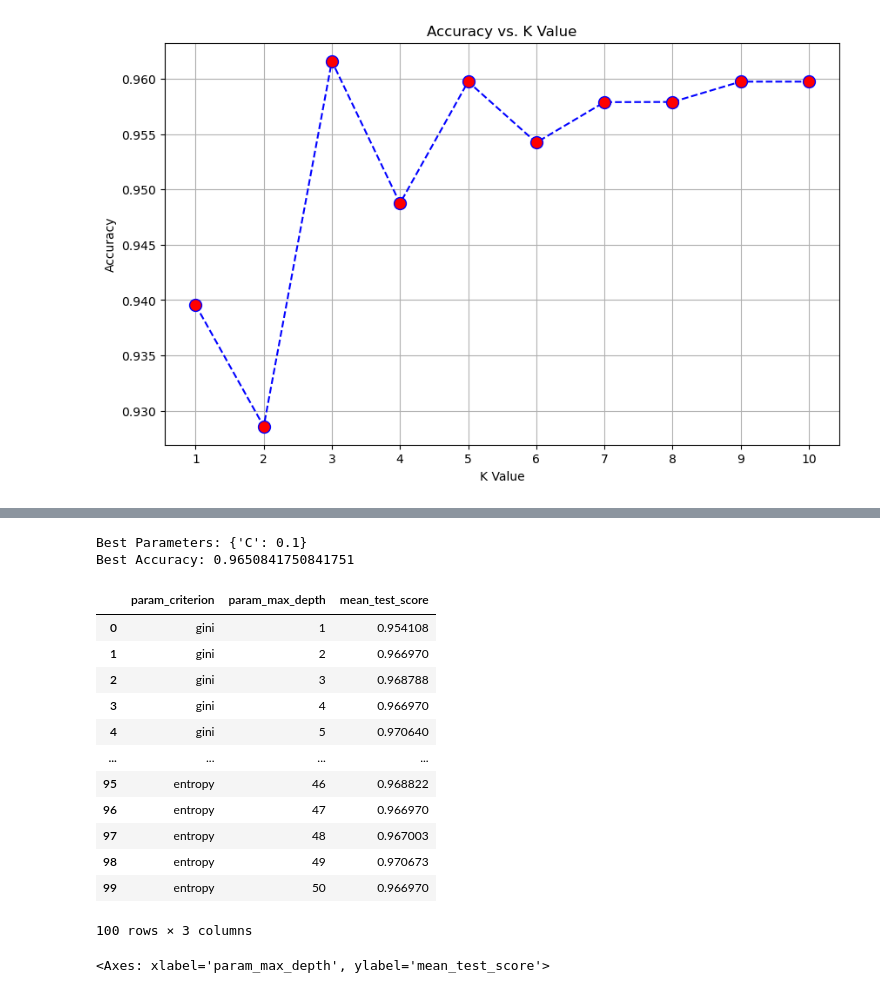
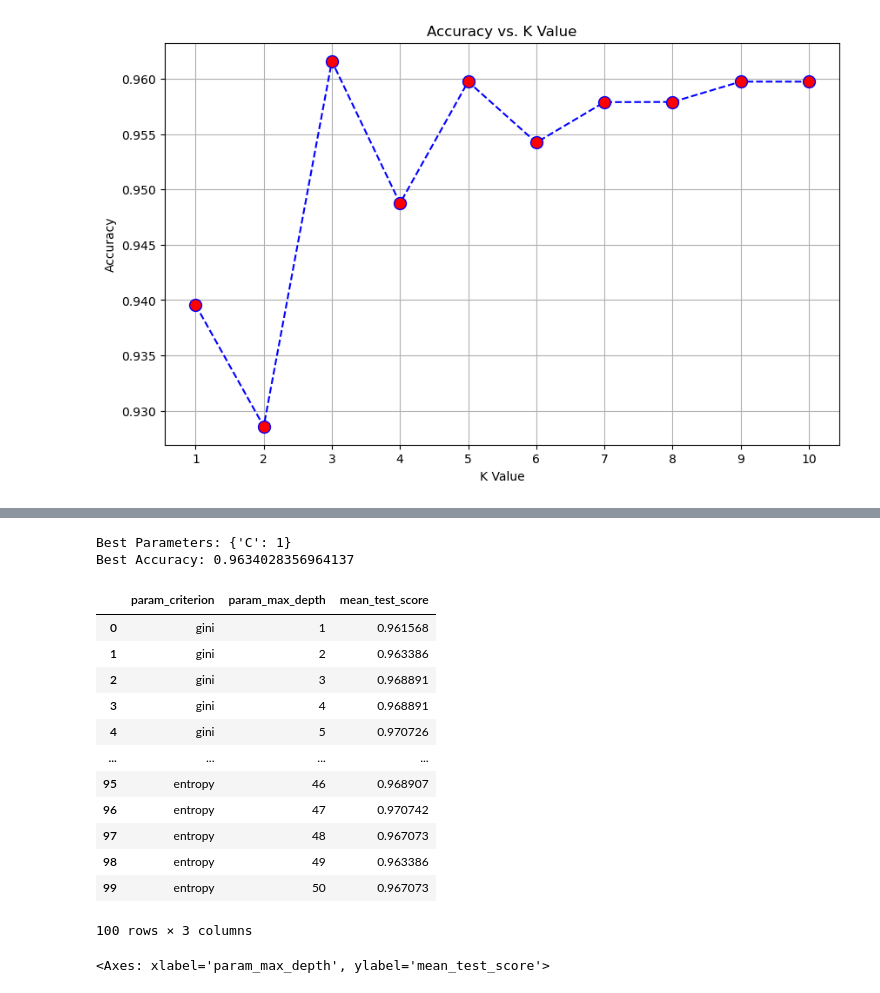
Before and after one commit to sarvesh-selvam/Breast-Cancer-Prediction, a Jupyter notebook: Breast Cancer Prediction (Code).ipynb, the cells around one changed output, grey strips where cells are left out. Cells and saved outputs as stored; diff of their text form; code cells hidden in the pictures.

```diff
--- a/Breast Cancer Prediction (Code).ipynb
+++ b/Breast Cancer Prediction (Code).ipynb
@@ -438,7 +439,7 @@ KNN Best Accuracy: 0.9651851851851851
 lr_param_grid = {'C': [0.001, 0.01, 0.1, 1, 10]}
 
 
-lr_grid_search = GridSearchCV(LogisticRegression(max_iter=10000), lr_param_grid, cv=10, scoring='accuracy')
+lr_grid_search = GridSearchCV(LogisticRegression(max_iter=10000), lr_param_grid, scoring='accuracy')
 
 
 lr_grid_search.fit(X_train, y_train)
@@ -471,34 +472,34 @@ plt.show()
 print("Best Parameters:", lr_grid_search.best_params_)
 print("Best Accuracy:", lr_grid_search.best_score_)
 # %% [output]
-Best Parameters: {'C': 0.1}
-Best Accuracy: 0.9650841750841751
+Best Parameters: {'C': 1}
+Best Accuracy: 0.9634028356964137
 # %%
 # Random Forests Hyperparameter Tuning
 
 rf_param_grid = {'criterion': ['gini', 'entropy'], 'max_depth': list(range(1, 51))}
 
-rf_grid_search = GridSearchCV(RandomForestClassifier(), rf_param_grid, cv=10, scoring='accuracy')
+rf_grid_search = GridSearchCV(RandomForestClassifier(), rf_param_grid, scoring='accuracy')
 
 
 rf_grid_search.fit(X_train, y_train)
 
 
 rf_results = pd.DataFrame(rf_grid_search.cv_results_)
 rf_results [['param_criterion', 'param_max_depth', 'mean_test_score']]
 # %% [output]
 |  | param_criterion | param_max_depth | mean_test_score |
-| 0 | gini | 1 | 0.954108 |
-| 1 | gini | 2 | 0.966970 |
-| 2 | gini | 3 | 0.968788 |
-| 3 | gini | 4 | 0.966970 |
-| 4 | gini | 5 | 0.970640 |
+| 0 | gini | 1 | 0.961568 |
+| 1 | gini | 2 | 0.963386 |
+| 2 | gini | 3 | 0.968891 |
+| 3 | gini | 4 | 0.968891 |
+| 4 | gini | 5 | 0.970726 |
 | ... | ... | ... | ... |
-| 95 | entropy | 46 | 0.968822 |
-| 96 | entropy | 47 | 0.966970 |
-| 97 | entropy | 48 | 0.967003 |
-| 98 | entropy | 49 | 0.970673 |
-| 99 | entropy | 50 | 0.966970 |
+| 95 | entropy | 46 | 0.968907 |
+| 96 | entropy | 47 | 0.970742 |
+| 97 | entropy | 48 | 0.967073 |
+| 98 | entropy | 49 | 0.963386 |
+| 99 | entropy | 50 | 0.967073 |
 100 rows × 3 columns
 # %%
 sns.lineplot(x = 'param_max_depth', y = 'mean_test_score', hue='param_criterion', data = rf_results)
```
Also changed, not shown: parts of 13 cells of this notebook.
